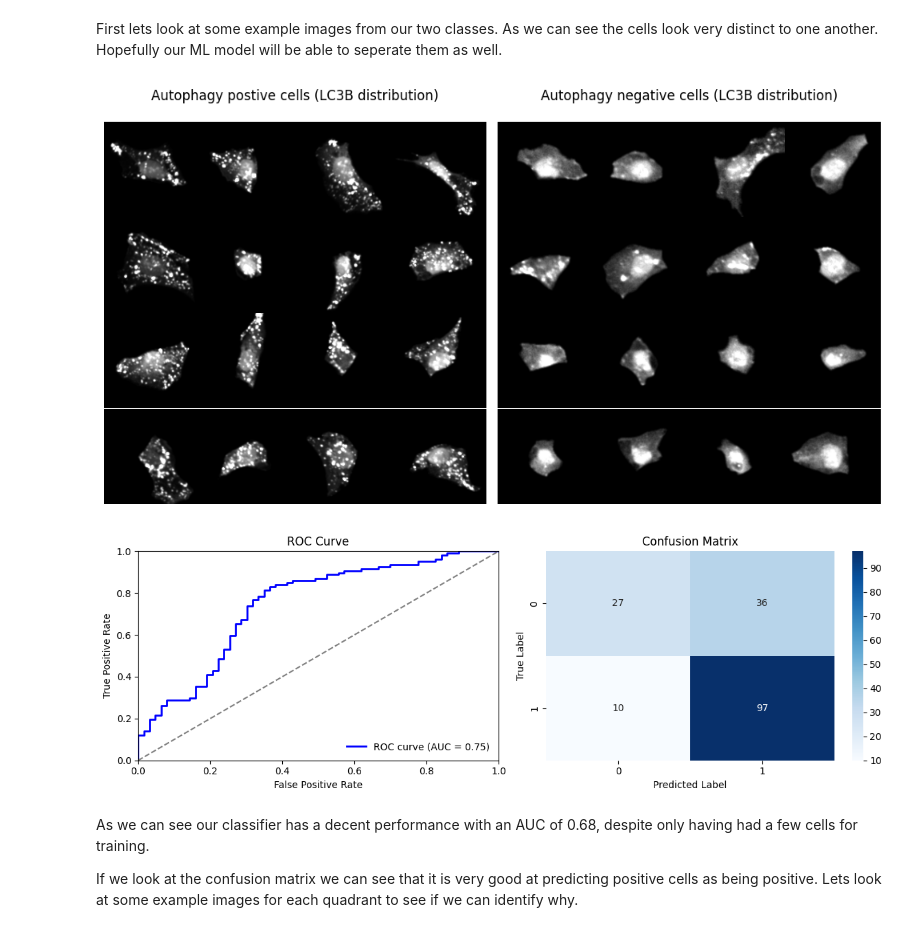
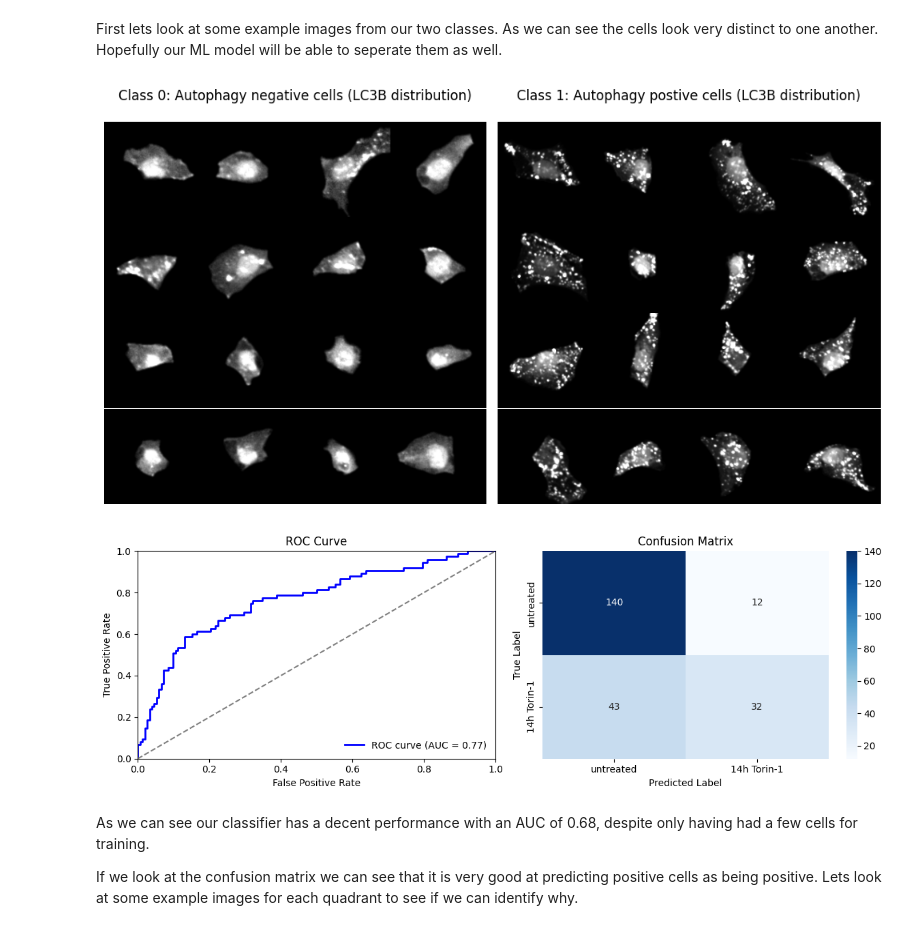
Before and after one commit to laminlabs/lamin-usecases, a Jupyter notebook: docs/imaging4.ipynb, the cells around one changed output. Cells and saved outputs as stored; diff of their text form; code cells hidden in the pictures.

Commit message:
:art: improve class labelling

```diff
--- a/docs/imaging4.ipynb
+++ b/docs/imaging4.ipynb
@@ -93,6 +93,10 @@ sc_datasets = ln.Artifact.filter(ulabels=study).filter(
 featurized_datasets = ln.Artifact.filter(ulabels=study).filter(
     ulabels__name="single-cell image featurization results"
 )
+
+class_lookup = {0: "untreated",
+                1: "14h Torin-1"}
+label_lookup = {v: k for k, v in class_lookup.items()}
 # %% [markdown]
 First lets look at some example images from our two classes. As we can see the cells look very distinct to one another. Hopefully our ML model will be able to seperate them as well.
 # %%
@@ -103,30 +107,29 @@ channel_of_interest = 4 # LC3B channel a key autophagosome marker
 
 autophagy_positive_example = sc_datasets.filter(ulabels__name="WT").filter(ulabels__name="14h Torin-1")[0]
 with h5py.File(autophagy_positive_example.cache(), 'r') as hf:
-    images_panel1 =hf["single_cell_data"][0:n_cells, channel_of_interest]
+    images_positive =hf["single_cell_data"][0:n_cells, channel_of_interest]
 
 autophagy_negative_example = sc_datasets.filter(ulabels__name="WT").filter(ulabels__name="untreated")[0]
 with h5py.File(autophagy_negative_example.cache(), 'r') as hf:
-    images_panel2 =hf["single_cell_data"][0:n_cells, channel_of_interest]
+    images_negative =hf["single_cell_data"][0:n_cells, channel_of_interest]
 
-# create a figure with two panels for negative and postiive examples
+# create a figure with two panels for negative and postive examples
 fig, axes = plt.subplots(nrows=1, ncols=2, figsize=(10, 5.5))
-
-plot_image_grid(axes[0], images_panel1, num_rows, num_cols, title = "Autophagy postive cells (LC3B distribution)")
-plot_image_grid(axes[1], images_panel2, num_rows, num_cols, title = "Autophagy negative cells (LC3B distribution)")
+plot_image_grid(axes[0], images_negative, num_rows, num_cols, title = f"Class {label_lookup['untreated']}: Autophagy negative cells (LC3B distribution)")
+plot_image_grid(axes[1], images_positive, num_rows, num_cols, title = f"Class {label_lookup['14h Torin-1']}: Autophagy postive cells (LC3B distribution)")
 fig.tight_layout()
 # %% [output]
-[figure, old version]
+[figure, new version]
 # %%
 # load data
-wt_cells_afs = featurized_datasets.filter(ulabels__name="WT").distinct().one()
+wt_cells_afs = featurized_datasets.filter(ulabels__name="WT", is_latest = True).distinct().one()
 features_wt = wt_cells_afs.load()
 
-ko_cells_afs = featurized_datasets.filter(ulabels__name="EI24KO").distinct().one()
+ko_cells_afs = featurized_datasets.filter(ulabels__name="EI24KO", is_latest = True).distinct().one()
 features_ko = ko_cells_afs.load()
 # %%
 # split data into training and testing
-data_train, data_test = train_test_split(features_wt, test_size=0.3, random_state=42)
+data_train, data_test = train_test_split(features_wt, test_size=0.4, random_state=42)
 
 # prepare data for model training by removing columns we don't want to train on
 _data_train = data_train.drop(columns=["dataset", "cell_id"])
@@ -142,8 +145,6 @@ y_train = _data_train["class"]
 X_test = _data_test.drop("class", axis=1)
 y_test = _data_test["class"]
 
-# TODO can or should we use https://docs.lamin.ai/lamindb.core.mappedcollection (https://docs.lamin.ai/scrna-mappedcollection)
-
 # Train model
 clf = RandomForestClassifier(**rfc_params)
 clf.fit(X_train, y_train)
@@ -157,30 +158,31 @@ data_test["prob_class1"] = y_scores[:, 1]
 # %%
 # compute confusion matrix
 cm = confusion_matrix(y_test, y_pred)
 labels = np.unique(y_test)
+labels = [class_lookup[label] for label in labels]
 
 # Compute ROC curve
 fpr, tpr, _ = roc_curve(y_test, y_scores[:, 1])
 roc_auc = auc(fpr, tpr)
 
 # Plot the confusion matrix and ROC Curve
 fig, axes = plt.subplots(nrows=1, ncols=2, figsize=(12, 4))
 sns.heatmap(cm, annot=True, fmt="d", cmap="Blues", xticklabels=labels, yticklabels=labels, ax = axes[1])
 axes[1].set_xlabel("Predicted Label")
 axes[1].set_ylabel("True Label")
 axes[1].set_title("Confusion Matrix")
 
 axes[0].plot(fpr, tpr, color='blue', lw=2, label=f'ROC curve (AUC = {roc_auc:.2f})')
 axes[0].plot([0, 1], [0, 1], color='gray', linestyle='--')  # Diagonal line
 axes[0].set_xlim([0.0, 1.0])
 axes[0].set_ylim([0.0, 1.0])
 axes[0].set_xlabel('False Positive Rate')
 axes[0].set_ylabel('True Positive Rate')
 axes[0].set_title('ROC Curve')
 axes[0].legend(loc='lower right', frameon = False)
 fig.tight_layout()
 # %% [output]
-[figure, old version]
+[figure, new version]
 # %% [markdown]
 As we can see our classifier has a decent performance with an AUC of 0.68, despite only having had a few cells for training.
 
```
Also changed, not shown: parts of 5 cells of this notebook.
